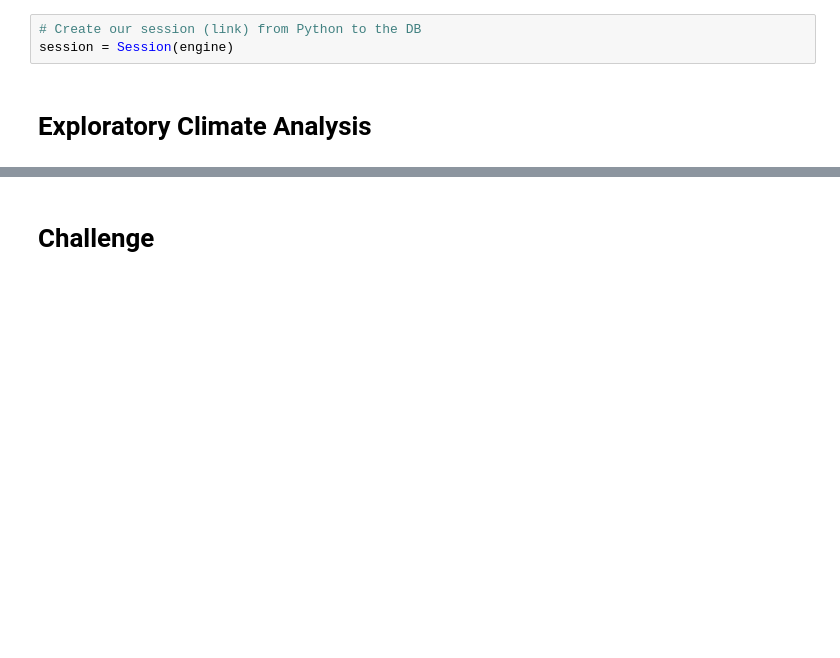
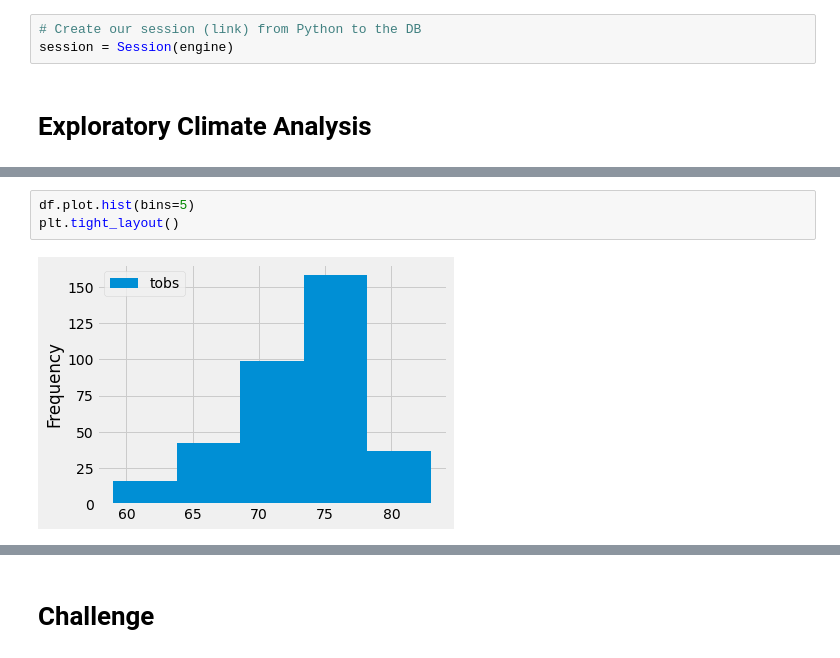
Before and after one commit to Wamuza1/Surfs_up, a Jupyter notebook: climate_analysis .ipynb, the cells around one changed output, grey strips where cells are left out. Saved outputs shown, nothing was run; the diff lists cells and outputs as text; blank space fills up the shorter version.

```diff
--- a/climate_analysis .ipynb
+++ b/climate_analysis .ipynb
@@ -84,0 +149,5 @@ df.plot()
+# %%
+df.plot.hist(bins=5)
+plt.tight_layout()
+# %% [output]
+[figure, added]
```
Also changed, not shown: parts of 10 cells of this notebook.
